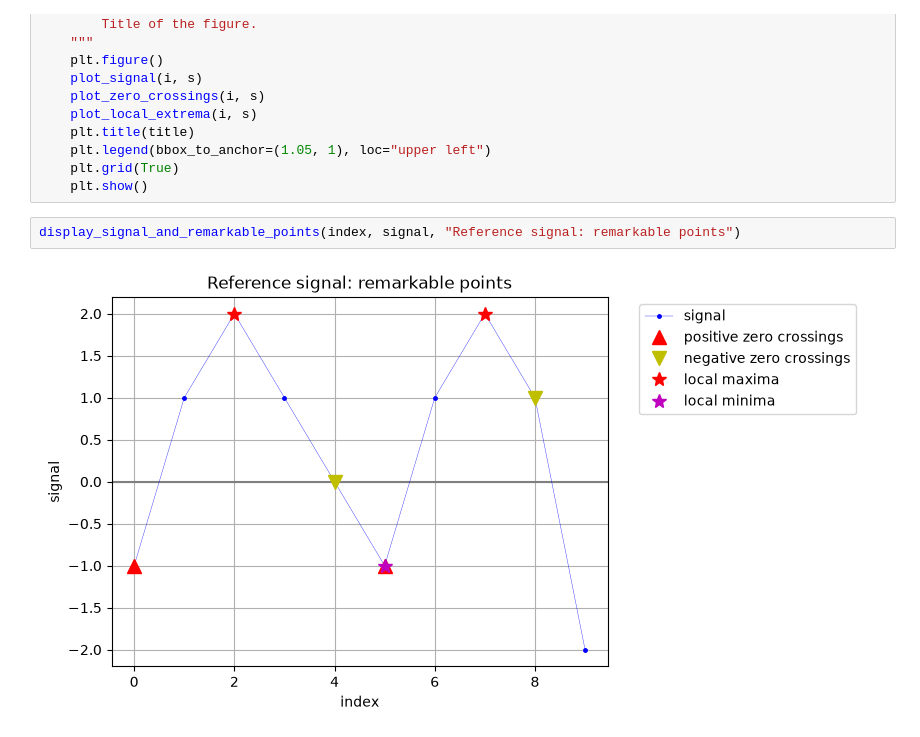
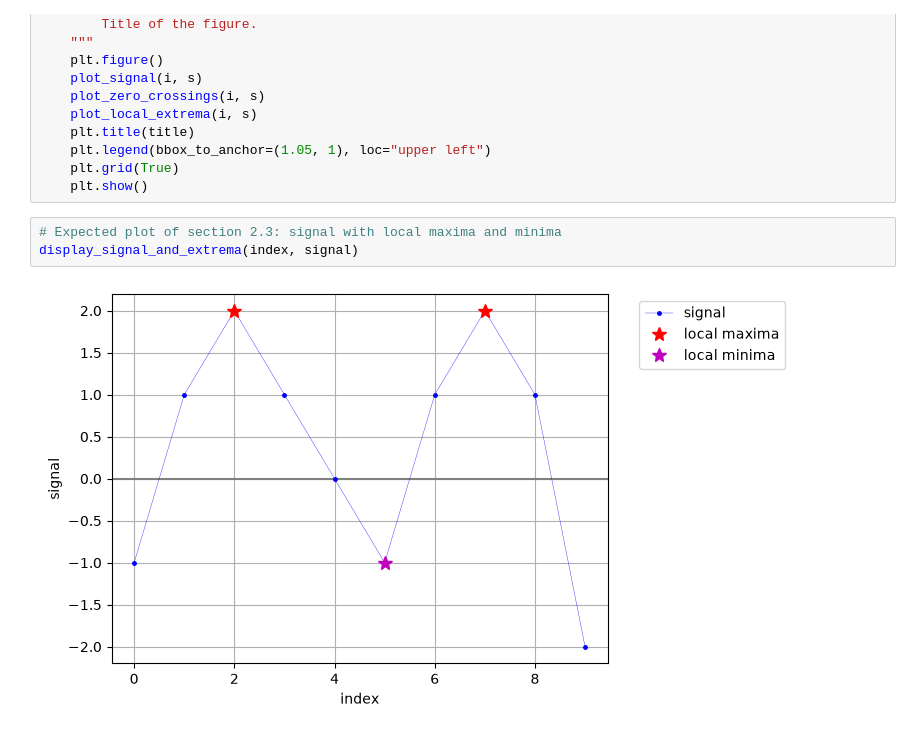
Before and after one commit to sdurand875-spec/IEAP-python-series03, a Jupyter notebook: Section/part2_functions.ipynb, the cells around one changed output. Saved outputs shown, nothing was run; the diff lists cells and outputs as text.

Commit message:
Fix expected plot and add local extrema tests (2.3)

```diff
--- a/Section/part2_functions.ipynb
+++ b/Section/part2_functions.ipynb
@@ -588,6 +618,7 @@ def display_signal_and_remarkable_points(i: np.ndarray, s: np.ndarray, title: st
     plt.grid(True)
     plt.show()
 # %%
-display_signal_and_remarkable_points(index, signal, "Reference signal: remarkable points")
+# Expected plot of section 2.3: signal with local maxima and minima
+display_signal_and_extrema(index, signal)
 # %% [output]
-[figure, old version]
+[figure, new version]
```
Also changed, not shown: parts of 1 cell of this notebook.
